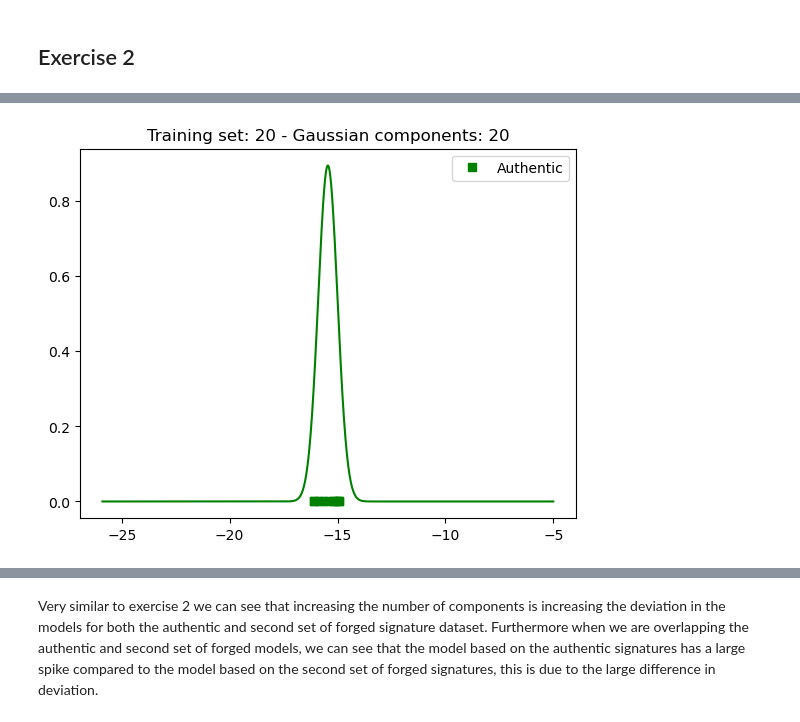
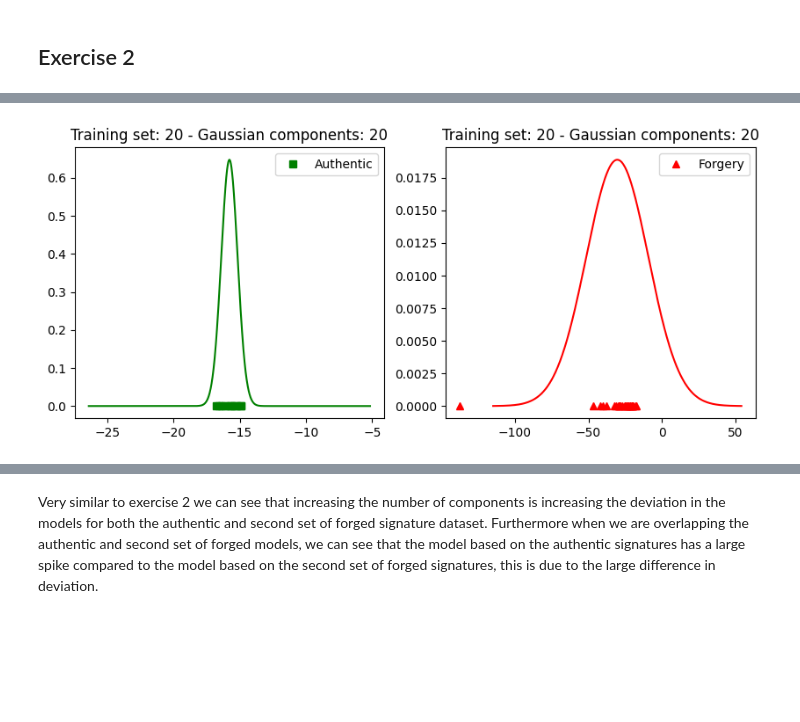
Before and after one commit to Abid-Al-Labib/ENCM-509, a Jupyter notebook: lab3/Lab03.ipynb, the cells around one changed output, grey strips where cells are left out. Saved outputs shown, nothing was run; the diff lists cells and outputs as text; code cells hidden in the pictures; blank space fills up the shorter version.

```diff
--- a/lab3/Lab03.ipynb
+++ b/lab3/Lab03.ipynb
@@ -193,54 +191,39 @@ From the results we can see that increasing the number of components is increasi
 # %% [markdown]
 ## Exercise 2
 # %%
-gmmList = []
-
+j = 0 #to traverse the gmmList, use the same model as exercise 2 but just testing with a the second imposter set, that way genuine scores do not change
+fScoresList2 = [] #store the imposter scores from the second set (random words)
 for ntp in NUMTRAININGPATTERNS:
     for ngc in NUMGCOMPONENTS:
         print('The number of signatures for training is the first %d signatures from the set,' % (ntp ))
         print('and the number of Gaussian mixture components is %d' % (ngc))
 
-        train_set = np.reshape(auth_lst[0], (-1,4))
-        for i in range(1,ntp):
-            sample = np.reshape(auth_lst[i], (-1,4)) #getting the next sample from auth_list
-            train_set = np.concatenate((train_set, sample), axis=0) #concatenating the samples
+        gmm = gmmList[j] #using the same models that were trained in ex 1
 
-        gmm = GaussianMixture(n_components=ngc).fit(train_set)
-        #gmmList.append(gmm)
-
-
-        # to store all the scores calculated
-        aScores = []
+        # to store all the scores calculated for second imposter set
         fScores = []
-        #gmm = gmmList[g]
-
-        # Testing the GaussianMixture model with remaining genuine signatures (10 in total)
-        for i in range(ntp, total_signatures):
-            sample =  np.reshape(auth_lst[i], (-1,4)) # taking from authentic/genuine samples
-
-            score = gmm.score(sample) # compute the per-sample average log-likelihood of the given data
-            aScores.append(score) # add the score calculated to the list aScores
 
         # Testing the GaussianMixture model with forged signatures (30 in total)
         for i in range(numForgedSigs):
             sample =  np.reshape(words_lst[i], (-1,4)) # taking from the impostor samples
-
             score = gmm.score(sample)
             fScores.append(score)
 
         #calculating the mean and std
         # authentic set
-        aMu = np.mean(aScores)
+        aScores = aScoresList[j]
+        aMu = np.mean(aScores) #same aScores as ex1
         aStd = np.std(aScores)
 
         # impostor set
         fMu = np.mean(fScores)
         fStd = np.std(fScores)
+        fScoresList2.append(fScores)
 
         print('Average of authentic scores: %.4f' % (aMu))
+        print('Deviation of authentic scores: %.4f' % (aStd))
+
         print('Average of second set of forgery scores: %.4f' % (fMu))
-
-        print('Deviation of authentic scores: %.4f' % (aStd))
         print('Deviation of second set of forgery scores: %.4f' % (fStd))
 
 
@@ -251,48 +234,46 @@ for ntp in NUMTRAININGPATTERNS:
         aProb = norm.pdf(x, loc=aMu, scale=aStd)
         fProb = norm.pdf(x, loc=fMu, scale=fStd)
 
-        # plt.plot(x, aProb, 'g')
-        # plt.plot(aScores, np.zeros(len(aScores)), 'gs', lw=2, label='Authentic')
-        # plt.plot(x, fProb, 'r')
-        # plt.plot(fScores, np.zeros(len(fScores)), 'r^', lw=2, label='Forgery')
-        # plt.legend()
-
-        # plt.title('Training set: {} - Gaussian components: {}'.format(NUMTRAININGPATTERNS[g], NUMGCOMPONENTS[g]))
-
-        #plot all param combinations....
-        # plt.figure(figsize=(10,4))
+        #PDF of the genuine and imposter samples
+        plt.figure(figsize=(10,4))
 
         #Authentic set
+        plt.subplot(1,2,1)
         x = np.arange(aMu-aStd-10, aMu+aStd+10, 0.01)
         aProb = norm.pdf(x, loc=aMu, scale=aStd)
-
-        # plt.subplot(1,2,1)
         plt.plot(x, aProb, 'g')
         plt.plot(aScores, np.zeros(len(aScores)), 'gs', lw=2, label='Authentic')
         plt.legend()
+        plt.title('Training set: {} - Gaussian components: {}'.format(ntp, ngc))
 
+        # Forged (impostor) set
+        plt.subplot(1,2,2)
+        x = np.arange(fMu-4*fStd, fMu+4*fStd, 0.01)
+        fProb = norm.pdf(x, loc=fMu, scale=fStd)
+        plt.plot(x, fProb, 'r')
+        plt.plot(fScores, np.zeros(len(fScores)), 'r^', lw=2, label='Forgery')
+        plt.legend()
         plt.title('Training set: {} - Gaussian components: {}'.format(ntp, ngc))
         plt.show()
 
-        # Forged (impostor) set
-        x = np.arange(-900, 400, 0.01)
-        fProb = norm.pdf(x, loc=fMu, scale=fStd)
-
-        # plt.subplot(1,2,2)
-        plt.plot(x, fProb, 'r')
-        plt.plot(fScores, np.zeros(len(fScores)), 'r^', lw=2, label='Forgery')
-        plt.legend();
-        plt.title('Training set: {} - Gaussian components: {}'.format(ntp, ngc))
-        plt.show()
-
+        #Combined authentic and imposter plot
         x_a = np.arange(aMu-aStd-10, aMu+aStd+10, 0.01)
-        x_f = np.arange(-900, 400, 0.01)
+        x_f = np.arange(fMu-4*fStd, fMu+4*fStd, 0.01)
         plt.plot(x_a,aProb,'g')
         plt.plot(aScores, np.zeros(len(aScores)), 'gs', lw=2, label='Authentic')
         plt.plot(x_f,fProb,'r')
         plt.plot(fScores, np.zeros(len(fScores)), 'r^', lw=2, label='Forgery')
         plt.title('Training set: {} - Gaussian components: {} authentic and forged combined'.format(ntp, ngc))
         plt.show()
+
+        j = j+1
+
+aScoresFlat = [i for subScores in aScoresList for i in subScores]
+fScoresList2Flat = [i for subScores in fScoresList2 for i in subScores]
+print("Mean of the 4 genuine scores",np.mean(aScoresFlat))
+print("Std of the 4 genuine scores",np.std(aScoresFlat))
+print("Mean of the 4 imposter (random words) scores",np.mean(fScoresList2Flat))
+print("Std of the 4 imposter (random words) scores",np.std(fScoresList2Flat))
 # %% [output]
 The number of signatures for training is the first 20 signatures from the set,
 and the number of Gaussian mixture components is 20
@@ -303 +284 @@ Deviation of second set of forgery scores: 22.3990
-[figure, old version]
+[figure, new version]
```
Also changed, not shown: parts of 6 cells of this notebook.
